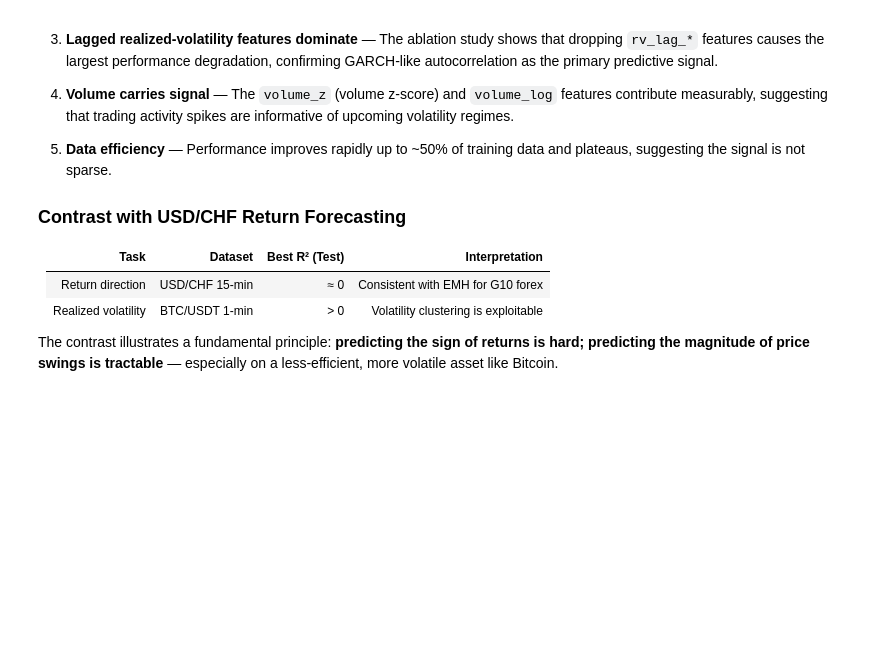
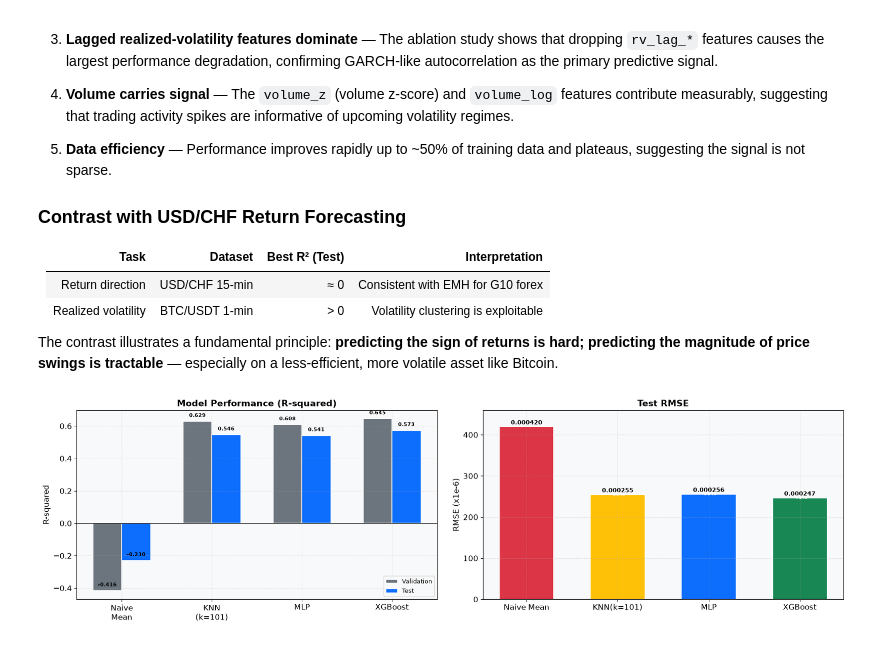
Before and after one commit to Samubrine/fp-ml, a Jupyter notebook: btc_volatility_forecasting.ipynb, the cells around one changed output. Cells and saved outputs as stored; diff of their text form; code cells hidden in the pictures; blank space fills up the shorter version.

Commit message:
model performance

```diff
--- a/btc_volatility_forecasting.ipynb
+++ b/btc_volatility_forecasting.ipynb
@@ -1089,3 +1189,76 @@ plt.show()
 | Realized volatility | BTC/USDT 1-min | > 0 | Volatility clustering is exploitable |
 
 The contrast illustrates a fundamental principle: **predicting the sign of returns is hard; predicting the magnitude of price swings is tractable** — especially on a less-efficient, more volatile asset like Bitcoin.
+# %%
+"""── Pembahasan Visualizations ──
+    Panel 1: R² comparison (all models vs baseline, Val & Test)
+    Panel 2: RMSE comparison (Test)
+    Panel 3: XGBoost Predicted vs Actual scatter
+"""
+import matplotlib.pyplot as plt
+import numpy as np
+from sklearn.metrics import r2_score
+
+plt.rcParams.update({
+    'font.family': 'DejaVu Sans',
+    'font.size': 12,
+    'axes.titlesize': 14,
+    'axes.labelsize': 12,
+    'figure.facecolor': 'white',
+    'axes.facecolor': '#f8f9fa',
+    'axes.grid': True,
+    'grid.alpha': 0.3,
+    'grid.linestyle': '--',
+})
+
+fig, axes = plt.subplots(1, 2, figsize=(18, 5.5))
+
+# ═══════ Panel 1: R² comparison ═══════
+models = ['Naive\nMean', 'KNN\n(k=101)', 'MLP', 'XGBoost']
+r2_val = [-0.4160, 0.6290, 0.6082, 0.6452]
+r2_test = [-0.2296, 0.5457, 0.5409, 0.5725]
+x = np.arange(len(models))
+w = 0.32
+
+bars_val = axes[0].bar(x - w/2, r2_val, w, label='Validation',
+                         color='#6c757d', edgecolor='white', linewidth=1.2)
+bars_test = axes[0].bar(x + w/2, r2_test, w, label='Test',
+                          color='#0d6efd', edgecolor='white', linewidth=1.2)
+for bar, v in zip(bars_val, r2_val):
+    axes[0].text(bar.get_x()+bar.get_width()/2, bar.get_height()+0.02,
+                 f'{v:.3f}', ha='center', va='bottom', fontsize=8, fontweight='bold')
+for bar, v in zip(bars_test, r2_test):
+    axes[0].text(bar.get_x()+bar.get_width()/2, bar.get_height()+0.02,
+                 f'{v:.3f}', ha='center', va='bottom', fontsize=8, fontweight='bold')
+axes[0].axhline(y=0, color='black', linewidth=0.8)
+axes[0].set_xticks(x)
+axes[0].set_xticklabels(models)
+axes[0].set_ylabel('R-squared')
+axes[0].set_title('Model Performance (R-squared)', fontweight='bold')
+axes[0].legend(fontsize=9, loc='lower right')
+
+# ═══════ Panel 2: RMSE comparison ═══════
+models2 = ['Naive Mean', 'KNN(k=101)', 'MLP', 'XGBoost']
+rmse_test = [0.000420, 0.000255, 0.000256, 0.000247]
+colors2 = ['#dc3545', '#ffc107', '#0d6efd', '#198754']
+
+bars2 = axes[1].bar(models2, [v*1e6 for v in rmse_test], color=colors2,
+                     width=0.6, edgecolor='white', linewidth=1.5)
+axes[1].set_ylabel('RMSE (x1e-6)')
+axes[1].set_title('Test RMSE', fontweight='bold')
+for bar, v in zip(bars2, rmse_test):
+    val = v*1e6
+    axes[1].text(bar.get_x()+bar.get_width()/2, bar.get_height()+2,
+                 f'{v:.6f}', ha='center', va='bottom', fontsize=9, fontweight='bold')
+    if v < rmse_test[0]:
+        pct = (1 - v/rmse_test[0])*100
+        axes[1].text(bar.get_x()+bar.get_width()/2, bar.get_height()-6,
+                     f'-{pct:.0f}%', ha='center', va='bottom', fontsize=8,
+                     color='white', fontweight='bold')
+axes[1].set_ylim(0, 460)
+
+
+plt.tight_layout(pad=2.0)
+plt.show()
+# %% [output]
+[figure, added]
```
Also changed, not shown: parts of 10 cells of this notebook.
